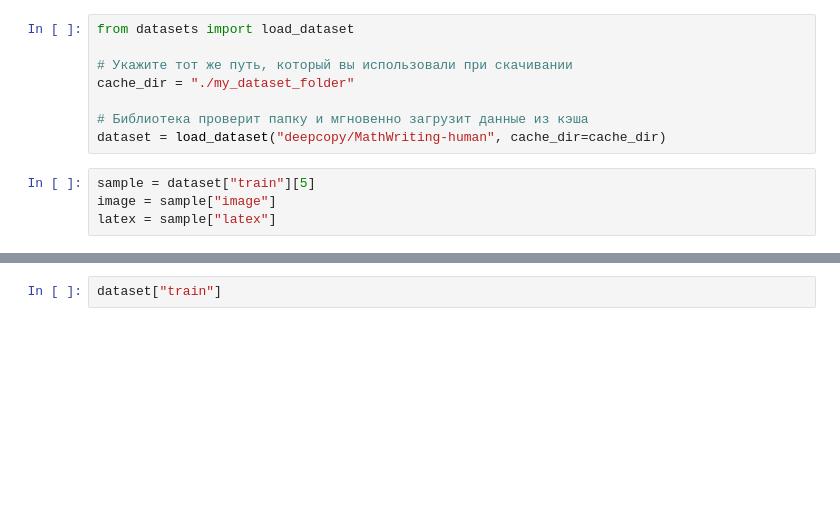
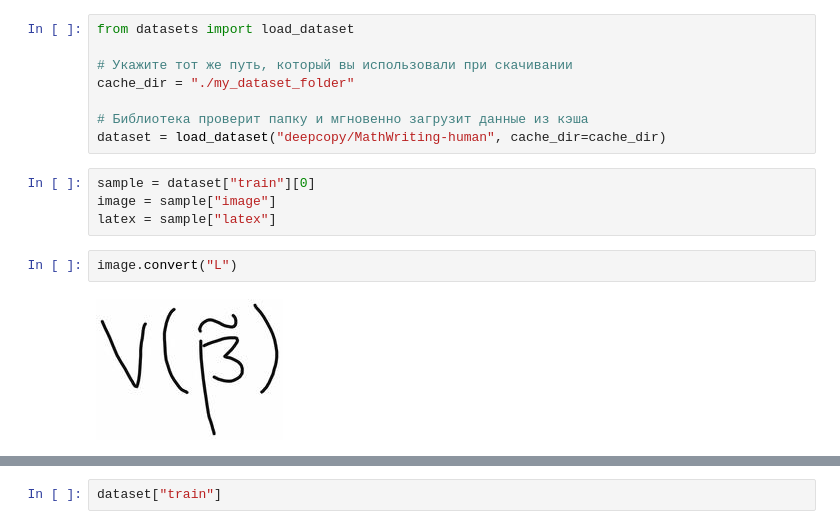
Before and after one commit to KKivik/AiBoardNotes, a Jupyter notebook: look.ipynb, the cells around one changed output, grey strips where cells are left out. Drawn from its saved outputs; the diff is of its cells as text; blank space fills up the shorter version.

```diff
--- a/look.ipynb
+++ b/look.ipynb
@@ -31,9 +32,13 @@ cache_dir = "./my_dataset_folder"
 # Библиотека проверит папку и мгновенно загрузит данные из кэша
 dataset = load_dataset("deepcopy/MathWriting-human", cache_dir=cache_dir)
 # %%
-sample = dataset["train"][5]
+sample = dataset["train"][0]
 image = sample["image"]
 latex = sample["latex"]
+# %%
+image.convert("L")
+# %% [output]
+[figure, added]
 # %%
 image
 # %% [output]
```
Also changed, not shown: parts of 35 cells of this notebook, 3 other files.
